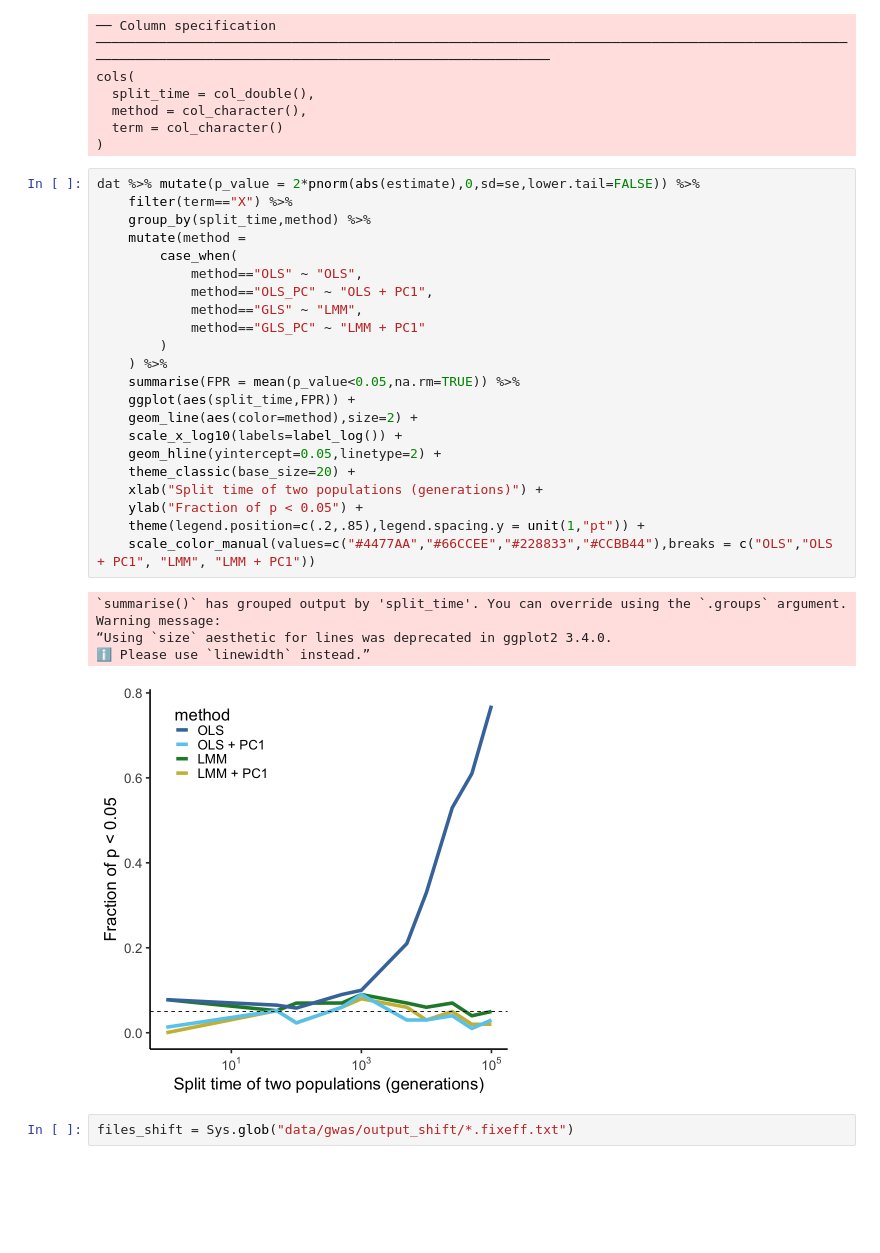
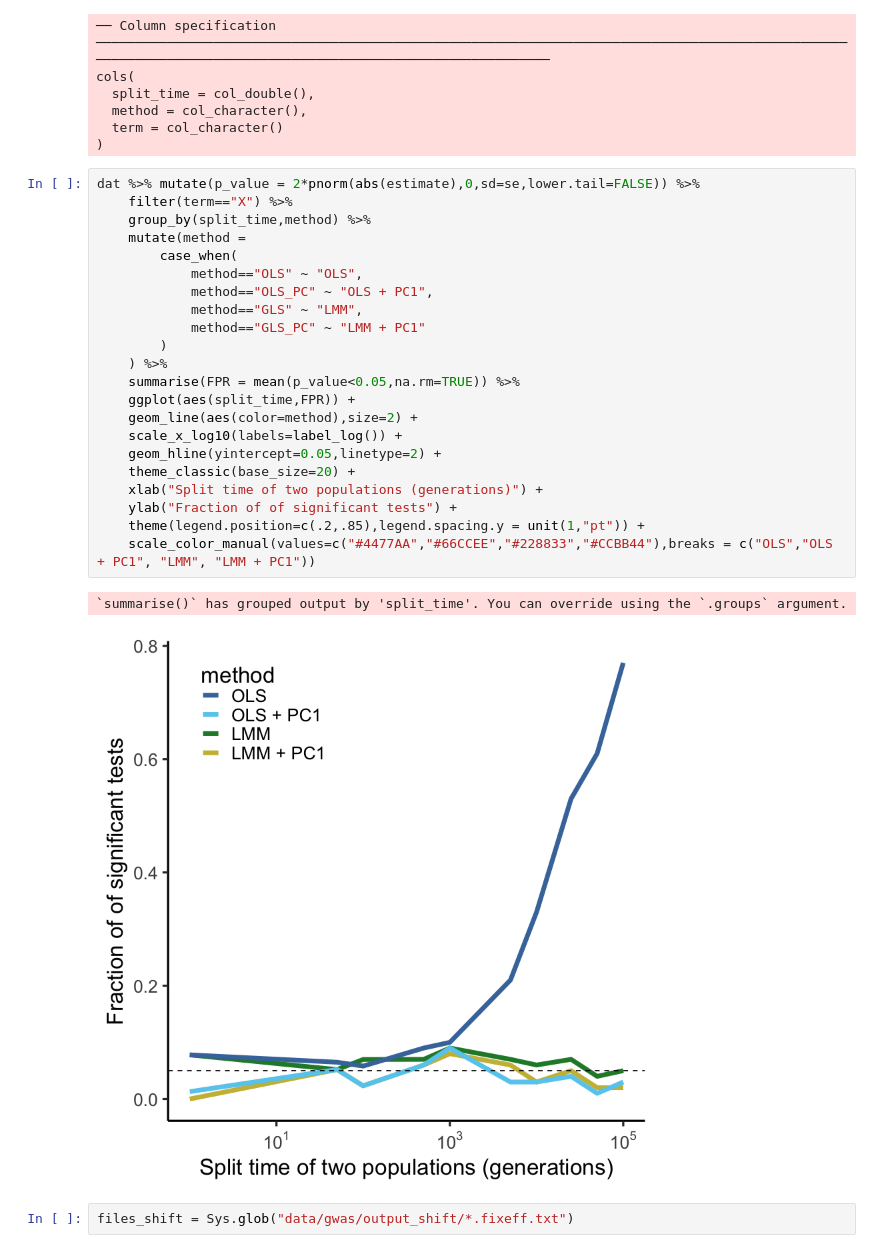
Before and after one commit to Schraiber/PGLS_GWAS, a Jupyter notebook: gwas_figures.ipynb, the cells around one changed output. Cells and saved outputs as stored; diff of their text form; blank space fills up the shorter version.

Commit message:
change label on figure

```diff
--- a/gwas_figures.ipynb
+++ b/gwas_figures.ipynb
@@ -49,31 +51,28 @@ cols(
 # %%
 dat %>% mutate(p_value = 2*pnorm(abs(estimate),0,sd=se,lower.tail=FALSE)) %>%
     filter(term=="X") %>%
     group_by(split_time,method) %>%
     mutate(method =
         case_when(
             method=="OLS" ~ "OLS",
             method=="OLS_PC" ~ "OLS + PC1",
             method=="GLS" ~ "LMM",
             method=="GLS_PC" ~ "LMM + PC1"
         )
     ) %>%
     summarise(FPR = mean(p_value<0.05,na.rm=TRUE)) %>%
     ggplot(aes(split_time,FPR)) +
     geom_line(aes(color=method),size=2) +
     scale_x_log10(labels=label_log()) +
     geom_hline(yintercept=0.05,linetype=2) +
     theme_classic(base_size=20) +
     xlab("Split time of two populations (generations)") +
-    ylab("Fraction of p < 0.05") +
+    ylab("Fraction of of significant tests") +
     theme(legend.position=c(.2,.85),legend.spacing.y = unit(1,"pt")) +
     scale_color_manual(values=c("#4477AA","#66CCEE","#228833","#CCBB44"),breaks = c("OLS","OLS + PC1", "LMM", "LMM + PC1"))
 # %% [output]
 `summarise()` has grouped output by 'split_time'. You can override using the `.groups` argument.
-Warning message:
-“Using `size` aesthetic for lines was deprecated in ggplot2 3.4.0.
-ℹ Please use `linewidth` instead.”
-[figure, old version]
+[figure, new version]
 # %%
 files_shift = Sys.glob("data/gwas/output_shift/*.fixeff.txt")
 # %%
```
Also changed, not shown: parts of 1 cell of this notebook.
